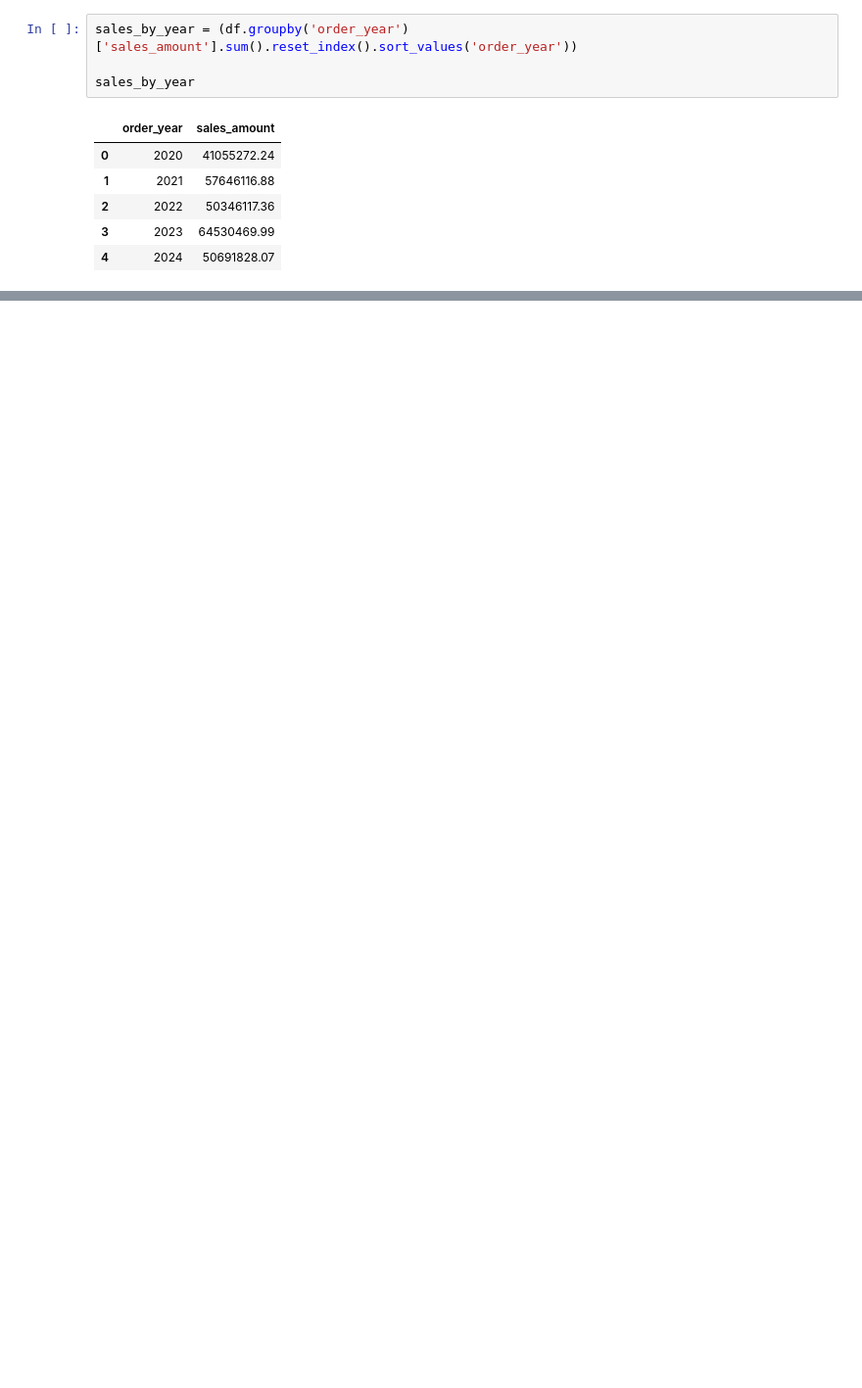
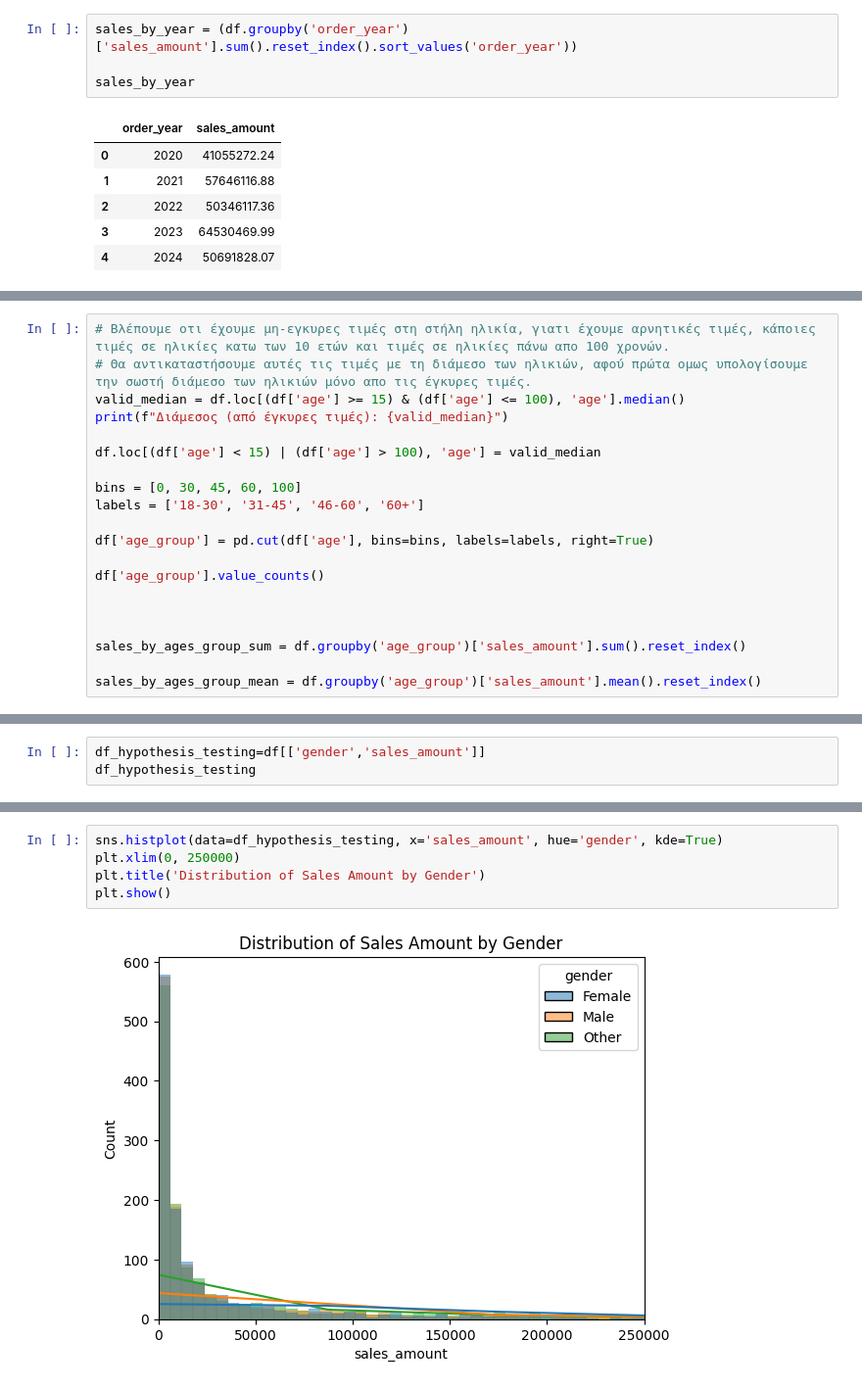
Before and after one commit to apostoliskalli-dot/Retail-Sales-Dataset, a Jupyter notebook: Retail_Sales_Dataset.ipynb, the cells around one changed output, grey strips where cells are left out. Shown at 98% size. Drawn from its saved outputs; the diff is of its cells as text; blank space fills up the shorter version.

```diff
--- a/Retail_Sales_Dataset.ipynb
+++ b/Retail_Sales_Dataset.ipynb
@@ -726,0 +843,20 @@ fig7.show()
+# %%
+# Βλέπουμε οτι έχουμε μη-εγκυρες τιμές στη στήλη ηλικία, γιατι έχουμε αρνητικές τιμές, κάποιες τιμές σε ηλικίες κατω των 10 ετών και τιμές σε ηλικίες πάνω απο 100 χρονών.
+# Θα αντικαταστήσουμε αυτές τις τιμές με τη διάμεσο των ηλικιών, αφού πρώτα ομως υπολογίσουμε την σωστή διάμεσο των ηλικιών μόνο απο τις έγκυρες τιμές.
+valid_median = df.loc[(df['age'] >= 15) & (df['age'] <= 100), 'age'].median()
+print(f"Διάμεσος (από έγκυρες τιμές): {valid_median}")
+
+df.loc[(df['age'] < 15) | (df['age'] > 100), 'age'] = valid_median
+
+bins = [0, 30, 45, 60, 100]
+labels = ['18-30', '31-45', '46-60', '60+']
+
+df['age_group'] = pd.cut(df['age'], bins=bins, labels=labels, right=True)
+
+df['age_group'].value_counts()
+
+
+
+sales_by_ages_group_sum = df.groupby('age_group')['sales_amount'].sum().reset_index()
+
+sales_by_ages_group_mean = df.groupby('age_group')['sales_amount'].mean().reset_index()
@@ -754,0 +987,3 @@ with open("Final_Business_Report.html", "w", encoding='utf-8') as f:
+# %%
+df_hypothesis_testing=df[['gender','sales_amount']]
+df_hypothesis_testing
@@ -754,0 +1004,7 @@ with open("Final_Business_Report.html", "w", encoding='utf-8') as f:
+# %%
+sns.histplot(data=df_hypothesis_testing, x='sales_amount', hue='gender', kde=True)
+plt.xlim(0, 250000)
+plt.title('Distribution of Sales Amount by Gender')
+plt.show()
+# %% [output]
+[figure, added]
```
Also changed, not shown: parts of 35 cells of this notebook.
